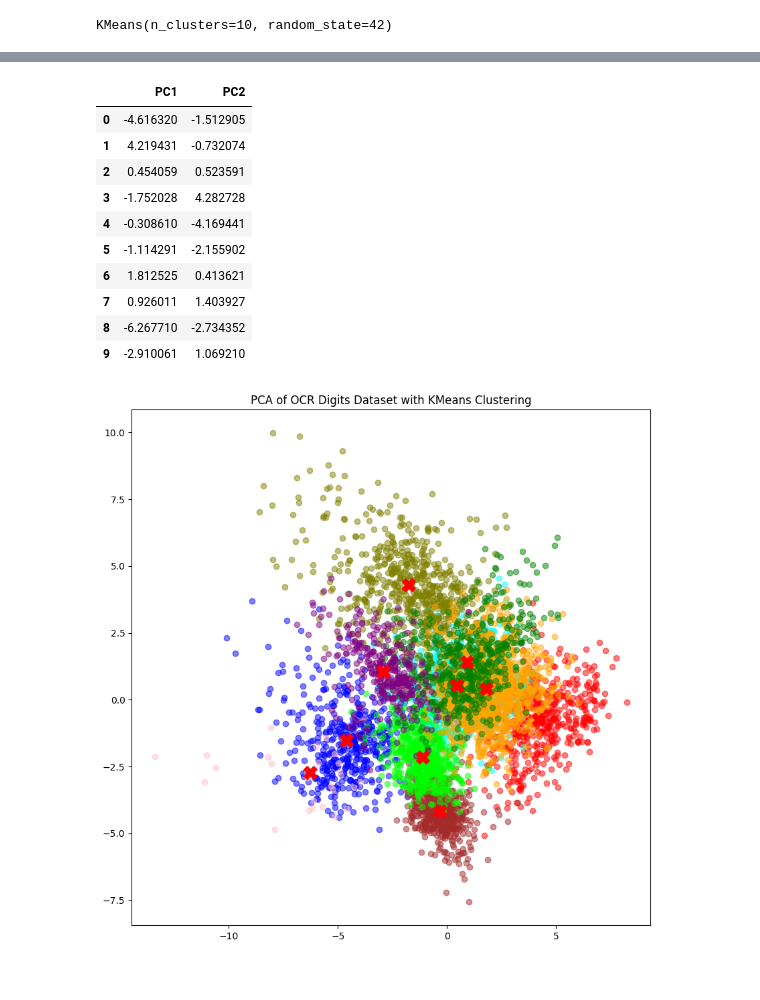
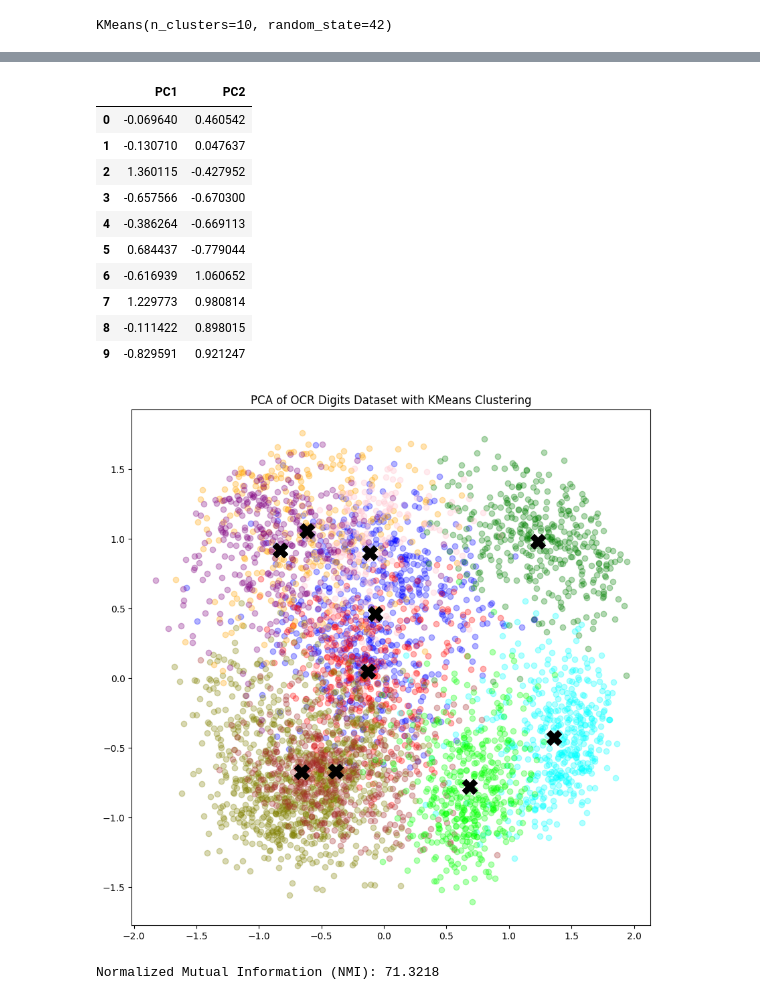
Before and after one commit to Muhammad-Abdullah-Feroz/Macine-Learning, a Jupyter notebook: OCR_Digits.ipynb, the cells around one changed output, grey strips where cells are left out. Drawn from its saved outputs; the diff is of its cells as text; code cells hidden in the pictures.

```diff
--- a/OCR_Digits.ipynb
+++ b/OCR_Digits.ipynb
@@ -87,3 +97,6 @@ datastore.to_csv('Datasets/OCR_Digits.csv', index=False)
 ---
  # *PREPROCESSING DATA*
 ---
+# %%
+
+X_train, X_test, Y_train, Y_test = train_test_split(X, Y, test_size=0.2, random_state=42)
@@ -90,6 +108,7 @@ datastore.to_csv('Datasets/OCR_Digits.csv', index=False)
 # %%
-scaler = StandardScaler()
-X_scaled = pd.DataFrame(scaler.fit_transform(X) ,columns=X.columns)
+# scaler = StandardScaler()
+scaler = MinMaxScaler()
+X_scaled = pd.DataFrame(scaler.fit_transform(X_train) ,columns=X.columns)
 X_scaled
 # %% [output]
 |  | Attribute1 | Attribute2 | Attribute3 | Attribute4 | Attribute5 | Attribute6 | Attribute7 | Attribute8 | ... |
@@ -157,32 +176,39 @@ cluster_centers = pd.DataFrame(cluster_centers, columns=['PC1', 'PC2'])
 cluster_centers
 # %% [output]
 |  | PC1 | PC2 |
-| 0 | -4.616320 | -1.512905 |
-| 1 | 4.219431 | -0.732074 |
-| 2 | 0.454059 | 0.523591 |
-| 3 | -1.752028 | 4.282728 |
-| 4 | -0.308610 | -4.169441 |
-| 5 | -1.114291 | -2.155902 |
-| 6 | 1.812525 | 0.413621 |
-| 7 | 0.926011 | 1.403927 |
-| 8 | -6.267710 | -2.734352 |
-| 9 | -2.910061 | 1.069210 |
+| 0 | -0.069640 | 0.460542 |
+| 1 | -0.130710 | 0.047637 |
+| 2 | 1.360115 | -0.427952 |
+| 3 | -0.657566 | -0.670300 |
+| 4 | -0.386264 | -0.669113 |
+| 5 | 0.684437 | -0.779044 |
+| 6 | -0.616939 | 1.060652 |
+| 7 | 1.229773 | 0.980814 |
+| 8 | -0.111422 | 0.898015 |
+| 9 | -0.829591 | 0.921247 |
 # %%
 plt.figure(figsize=(10, 10))
-plt.scatter(X_pca[X_pca['target'] == 0]['PC1'], X_pca[X_pca['target'] == 0]['PC2'], c='blue', label='Cluster 0' , alpha=0.5)
-plt.scatter(X_pca[X_pca['target'] == 1]['PC1'], X_pca[X_pca['target'] == 1]['PC2'], c='red', label='Cluster 0' , alpha=0.5)
-plt.scatter(X_pca[X_pca['target'] == 2]['PC1'], X_pca[X_pca['target'] == 2]['PC2'], c='cyan', label='Cluster 0' , alpha=0.5)
-plt.scatter(X_pca[X_pca['target'] == 3]['PC1'], X_pca[X_pca['target'] == 3]['PC2'], c='olive', label='Cluster 0' , alpha=0.5)
-plt.scatter(X_pca[X_pca['target'] == 4]['PC1'], X_pca[X_pca['target'] == 4]['PC2'], c='brown', label='Cluster 0' , alpha=0.5)
-plt.scatter(X_pca[X_pca['target'] == 5]['PC1'], X_pca[X_pca['target'] == 5]['PC2'], c='lime', label='Cluster 0' , alpha=0.5)
-plt.scatter(X_pca[X_pca['target'] == 6]['PC1'], X_pca[X_pca['target'] == 6]['PC2'], c='orange', label='Cluster 0' , alpha=0.5)
-plt.scatter(X_pca[X_pca['target'] == 7]['PC1'], X_pca[X_pca['target'] == 7]['PC2'], c='green', label='Cluster 0' , alpha=0.5)
-plt.scatter(X_pca[X_pca['target'] == 8]['PC1'], X_pca[X_pca['target'] == 8]['PC2'], c='pink', label='Cluster 0' , alpha=0.5)
-plt.scatter(X_pca[X_pca['target'] == 9]['PC1'], X_pca[X_pca['target'] == 9]['PC2'], c='purple', label='Cluster 0' , alpha=0.5)
+plt.scatter(X_pca[X_pca['target'] == 0]['PC1'], X_pca[X_pca['target'] == 0]['PC2'], c='blue', label='Cluster 0' , alpha=0.3)
+plt.scatter(X_pca[X_pca['target'] == 1]['PC1'], X_pca[X_pca['target'] == 1]['PC2'], c='red', label='Cluster 0' , alpha=0.3)
+plt.scatter(X_pca[X_pca['target'] == 2]['PC1'], X_pca[X_pca['target'] == 2]['PC2'], c='cyan', label='Cluster 0' , alpha=0.3)
+plt.scatter(X_pca[X_pca['target'] == 3]['PC1'], X_pca[X_pca['target'] == 3]['PC2'], c='olive', label='Cluster 0' , alpha=0.3)
+plt.scatter(X_pca[X_pca['target'] == 4]['PC1'], X_pca[X_pca['target'] == 4]['PC2'], c='brown', label='Cluster 0' , alpha=0.3)
+plt.scatter(X_pca[X_pca['target'] == 5]['PC1'], X_pca[X_pca['target'] == 5]['PC2'], c='lime', label='Cluster 0' , alpha=0.3)
+plt.scatter(X_pca[X_pca['target'] == 6]['PC1'], X_pca[X_pca['target'] == 6]['PC2'], c='orange', label='Cluster 0' , alpha=0.3)
+plt.scatter(X_pca[X_pca['target'] == 7]['PC1'], X_pca[X_pca['target'] == 7]['PC2'], c='green', label='Cluster 0' , alpha=0.3)
+plt.scatter(X_pca[X_pca['target'] == 8]['PC1'], X_pca[X_pca['target'] == 8]['PC2'], c='pink', label='Cluster 0' , alpha=0.3)
+plt.scatter(X_pca[X_pca['target'] == 9]['PC1'], X_pca[X_pca['target'] == 9]['PC2'], c='purple', label='Cluster 0' , alpha=0.3)
 # plt.scatter(X_pca['PC1'], X_pca['PC2'], c=X_pca['target'], cmap='viridis', alpha=0.5, label='Clusters')
 
-plt.scatter(cluster_centers['PC1'], cluster_centers['PC2'], c='red', marker='X', s=200, label='Centroids')
+plt.scatter(cluster_centers['PC1'], cluster_centers['PC2'], c='black', marker='X', s=250, label='Centroids')
 plt.title('PCA of OCR Digits Dataset with KMeans Clustering')
 plt.show()
 # %% [output]
-[figure, old version]
+[figure, new version]
+# %%
+
+nmi = normalized_mutual_info_score(Y_train, kmeans.labels_)
+
+print(f"Normalized Mutual Information (NMI): {nmi*100:.4f}")
+# %% [output]
+Normalized Mutual Information (NMI): 71.3218
```
Also changed, not shown: parts of 7 cells of this notebook.
